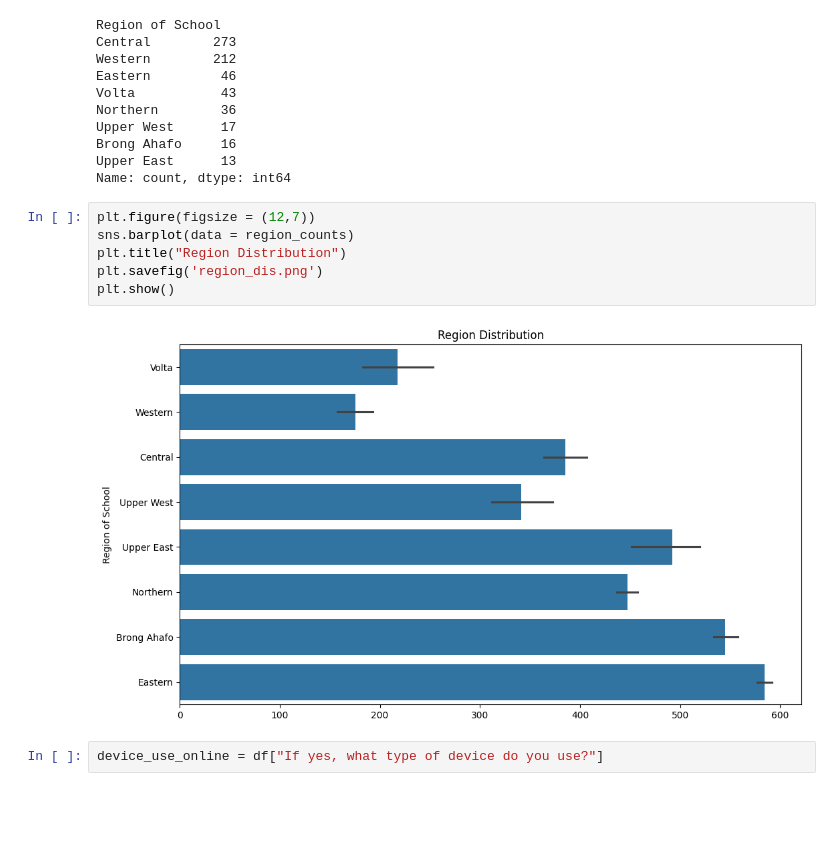
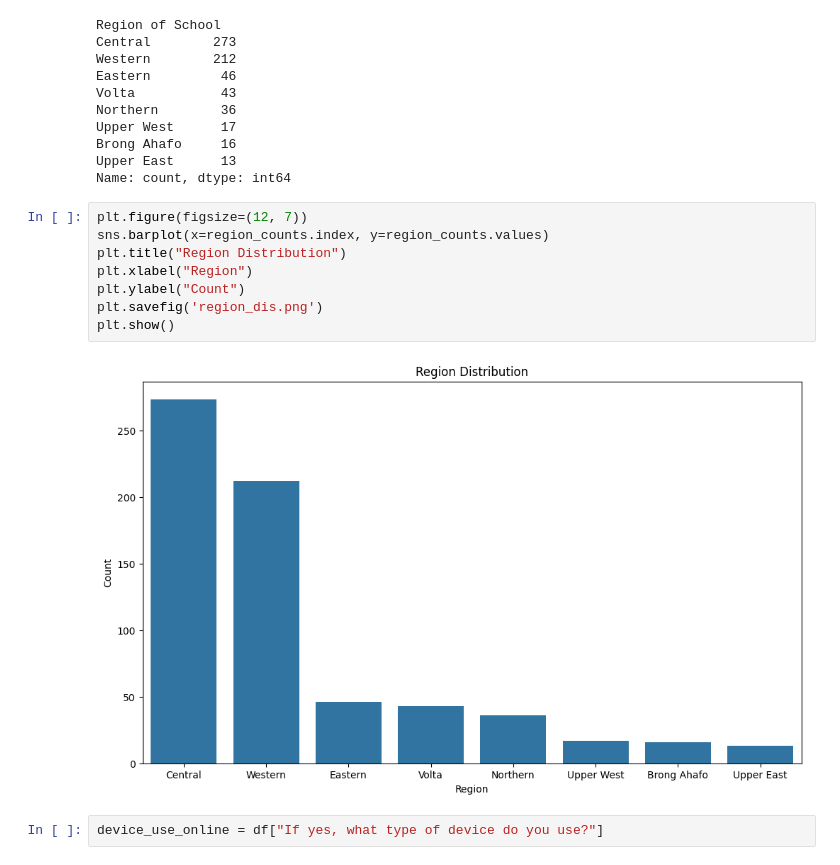
Before and after one commit to marcbright/unesco, a Jupyter notebook: unesco_pre.ipynb, the cells around one changed output. Saved outputs shown, nothing was run; the diff lists cells and outputs as text; blank space fills up the shorter version.

Commit message:
modified region count

```diff
--- a/unesco_pre.ipynb
+++ b/unesco_pre.ipynb
@@ -217,13 +247,15 @@ Brong Ahafo     16
 Upper East      13
 Name: count, dtype: int64
 # %%
-plt.figure(figsize = (12,7))
-sns.barplot(data = region_counts)
+plt.figure(figsize=(12, 7))
+sns.barplot(x=region_counts.index, y=region_counts.values)
 plt.title("Region Distribution")
+plt.xlabel("Region")
+plt.ylabel("Count")
 plt.savefig('region_dis.png')
 plt.show()
 # %% [output]
-[figure, old version]
+[figure, new version]
 # %%
 device_use_online = df["If yes, what type of device do you use?"]
 # %%
```
Also changed, not shown: parts of 14 cells of this notebook, 11 other files.
